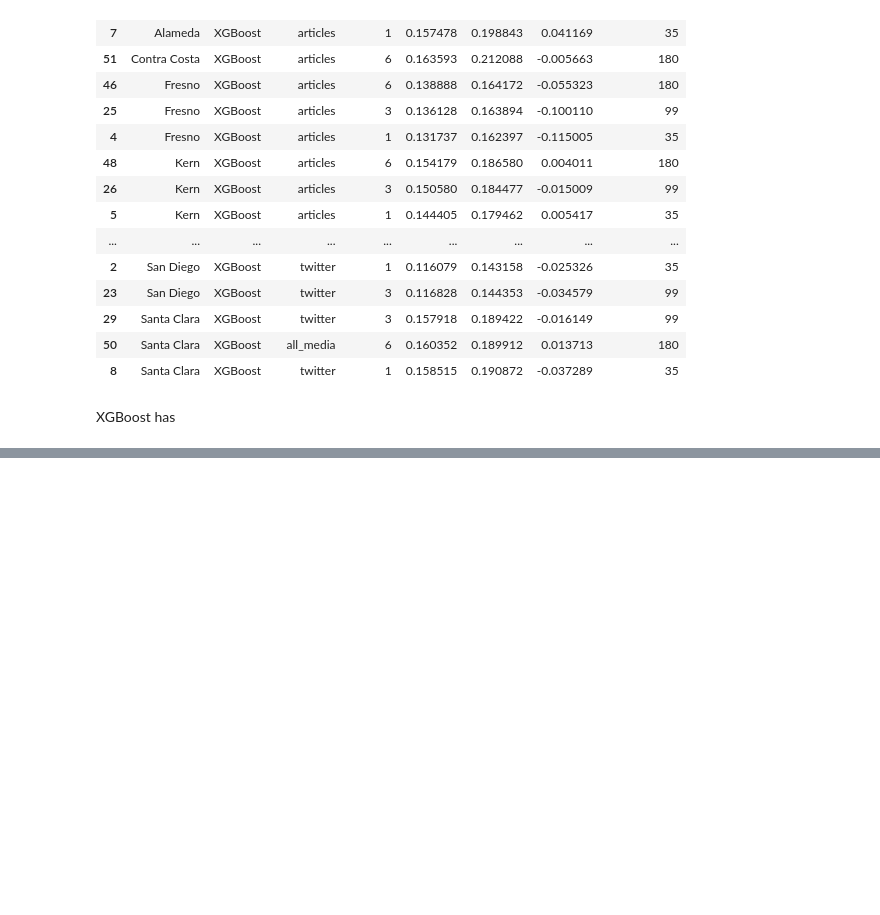
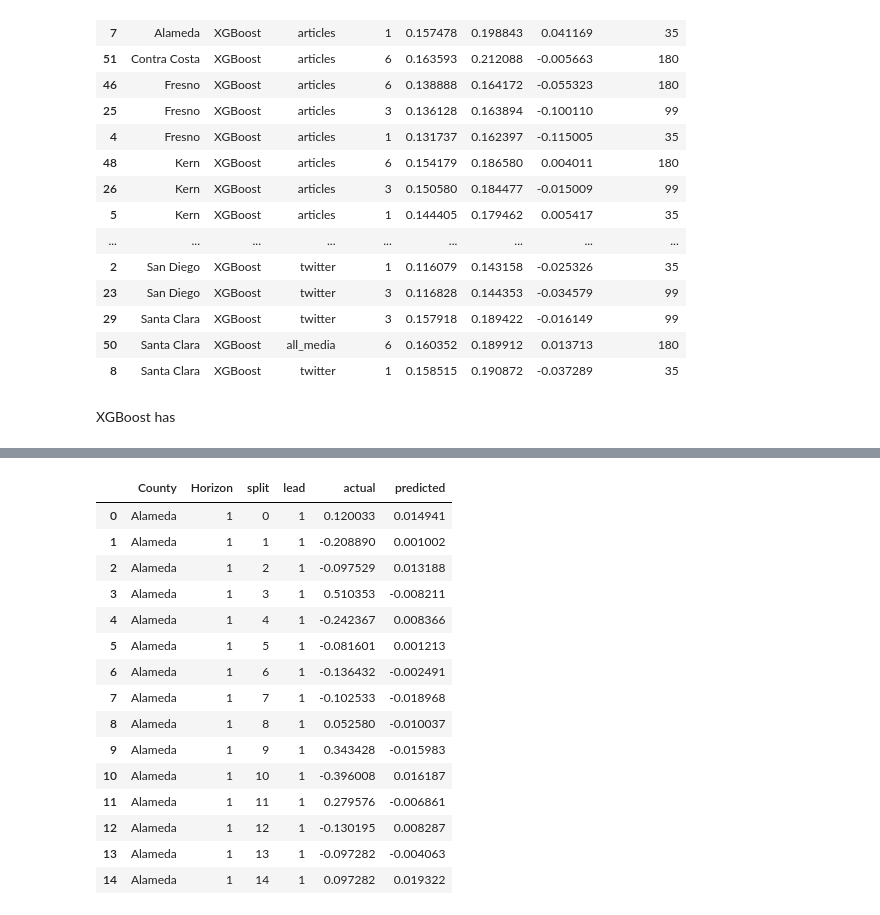
Before and after one commit to MBanuelos/ValleyFever-MediaSignals, a Jupyter notebook: notebooks/Media/Best_Models.ipynb, the cells around one changed output, grey strips where cells are left out. Drawn from its saved outputs; the diff is of its cells as text; code cells hidden in the pictures; blank space fills up the shorter version.

```diff
--- a/notebooks/Media/Best_Models.ipynb
+++ b/notebooks/Media/Best_Models.ipynb
@@ -400,0 +462,19 @@ XGBoost has
+# %%
+lstm_preds[['County', 'Horizon', 'split', 'lead', 'actual', 'predicted']].head(15)
+# %% [output]
+|  | County | Horizon | split | lead | actual | predicted |
+| 0 | Alameda | 1 | 0 | 1 | 0.120033 | 0.014941 |
+| 1 | Alameda | 1 | 1 | 1 | -0.208890 | 0.001002 |
+| 2 | Alameda | 1 | 2 | 1 | -0.097529 | 0.013188 |
+| 3 | Alameda | 1 | 3 | 1 | 0.510353 | -0.008211 |
+| 4 | Alameda | 1 | 4 | 1 | -0.242367 | 0.008366 |
+| 5 | Alameda | 1 | 5 | 1 | -0.081601 | 0.001213 |
+| 6 | Alameda | 1 | 6 | 1 | -0.136432 | -0.002491 |
+| 7 | Alameda | 1 | 7 | 1 | -0.102533 | -0.018968 |
+| 8 | Alameda | 1 | 8 | 1 | 0.052580 | -0.010037 |
+| 9 | Alameda | 1 | 9 | 1 | 0.343428 | -0.015983 |
+| 10 | Alameda | 1 | 10 | 1 | -0.396008 | 0.016187 |
+| 11 | Alameda | 1 | 11 | 1 | 0.279576 | -0.006861 |
+| 12 | Alameda | 1 | 12 | 1 | -0.130195 | 0.008287 |
+| 13 | Alameda | 1 | 13 | 1 | -0.097282 | -0.004063 |
+| 14 | Alameda | 1 | 14 | 1 | 0.097282 | 0.019322 |
```
Also changed, not shown: parts of 12 cells of this notebook, 15 other files.
